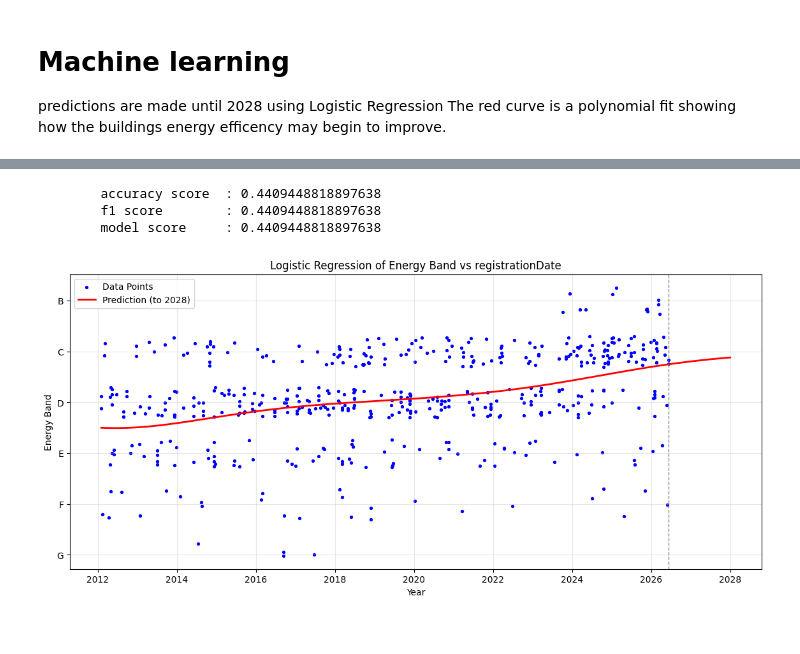
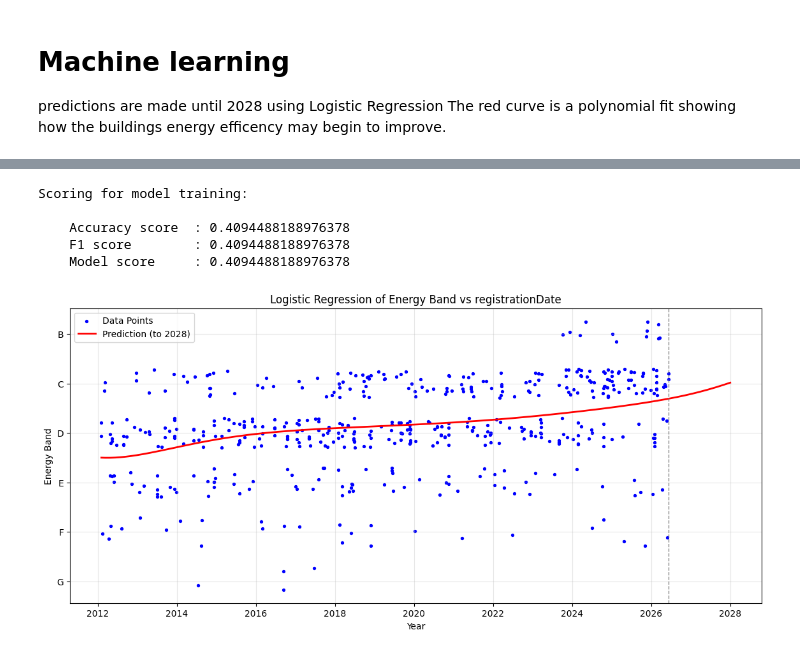
Before and after one commit to WillUniRal/Energy-Ai-consumptions, a Jupyter notebook: COM6003-CW1.ipynb, the cells around one changed output, grey strips where cells are left out. Cells and saved outputs as stored; diff of their text form; code cells hidden in the pictures.

```diff
--- a/COM6003-CW1.ipynb
+++ b/COM6003-CW1.ipynb
@@ -350,6 +353,6 @@ registrationYear                 0
 dtype: int64
 # %%
-import matplotlib.pyplot as plt
+data_frame = data_frame.dropna(subset=["FullAddress"])
 data_dy_frame = data_frame.groupby("BuildingType").filter(lambda x: len(x) > 1)
 plt.figure(figsize=(10, 6))
 sns.boxplot(data=data_dy_frame,hue="BuildingType",x='currentEnergyEfficiencyBand')
@@ -399,7 +499,6 @@ import warnings
 warnings.filterwarnings('ignore')
 
 def plot_polynomial_regression(X, y, feature_name):
-
 
     # convert datetime to numeric
     X_squeeze = X.squeeze()
@@ -409,78 +508,57 @@ def plot_polynomial_regression(X, y, feature_name):
     poly = PolynomialFeatures(degree=2)
     X_poly = poly.fit_transform(X_days)
 
-    # encode bands
-    band_order = ['G', 'F', 'E', 'D', 'C', 'B']
+    y_encoded = label_encode(y)
 
-    le = LabelEncoder()
-    le.classes_ = np.array(band_order)
-    y_encoded = le.transform(y)
+    train_model(X_poly, y_encoded)
 
-    x_train, x_test, y_train, y_test =model_selection.train_test_split(
-    X_poly, y_encoded
-    )
-    # multi_class='multinomial', solver='lbfgs' - on by default
-    # saga has 35% ≈ score
-    # lbfgs has 50% ≈ score
-    # standard logistic regression uses binomial
-    model = LogisticRegression(max_iter=70)
-    model.fit(x_train, y_train)
-
+    # make future prediction
     end_date = pd.Timestamp('2028-01-01')
     max_days = (end_date - min_date).days
     X_future_days = np.linspace(0, max_days, 500).reshape(-1, 1)
     X_future = poly.transform(X_future_days)
 
-    y_pred = model.predict(x_test)
+    probability = MODEL.predict_proba(X_future)
 
-    scores = f"""
-        accuracy score \t: {metrics.accuracy_score(y_test,y_pred)}
-        f1 score \t: {metrics.f1_score(y_test,y_pred,average="micro")}
-        model score \t: {model.score(x_test,y_test)}
-    """
-    print(scores)
-
-    # y_pred against y_test
-    probability = model.predict_proba(X_future)
-
-    class_indices = np.arange(len(band_order))
+    class_indices = np.arange(len(BAND_ORDER))
     # average out the probabilites made with dot product
     y_future = probability @ class_indices
 
     # convert days back to years
     min_year_offset = min_date.year + (min_date.month - 1) / 12 + (min_date.day - 1) / 365.25
-
     X_years = X_days.flatten() / 365.25 + min_year_offset
     X_future_years = X_future_days.flatten() / 365.25 + min_year_offset
 
     jitter = np.random.uniform(-0.3, 0.3, size=len(y_encoded))
 
     plt.figure(figsize=(14, 6))
     plt.scatter(
         X_years,
         y_encoded + jitter,
         color='blue', s=8, label='Data Points'
     )
     plt.plot(
         X_future_years,
         y_future,
         color='red', linewidth=2, label='Prediction (to 2028)'
     )
 
     data_cutoff = X_years.max()
     plt.axvline(data_cutoff, color='grey', linestyle='--', linewidth=1)
 
-    plt.yticks(range(len(band_order)), band_order)
+    plt.yticks(range(len(BAND_ORDER)), BAND_ORDER)
     plt.title(f'Logistic Regression of Energy Band vs {feature_name}')
     plt.xlabel('Year')
     plt.ylabel('Energy Band')
     plt.legend()
     plt.grid(alpha=0.3)
     plt.show()
 
 plot_polynomial_regression(school_frame[['registrationDate']], school_frame['currentEnergyEfficiencyBand'], 'registrationDate')
 # %% [output]
-        accuracy score  : 0.4409448818897638
-        f1 score        : 0.4409448818897638
-        model score     : 0.4409448818897638
+Scoring for model training:
+
+    Accuracy score  : 0.4094488188976378
+    F1 score        : 0.4094488188976378
+    Model score     : 0.4094488188976378
-[figure, old version]
+[figure, new version]
```
Also changed, not shown: parts of 7 cells of this notebook, 2 other files.
